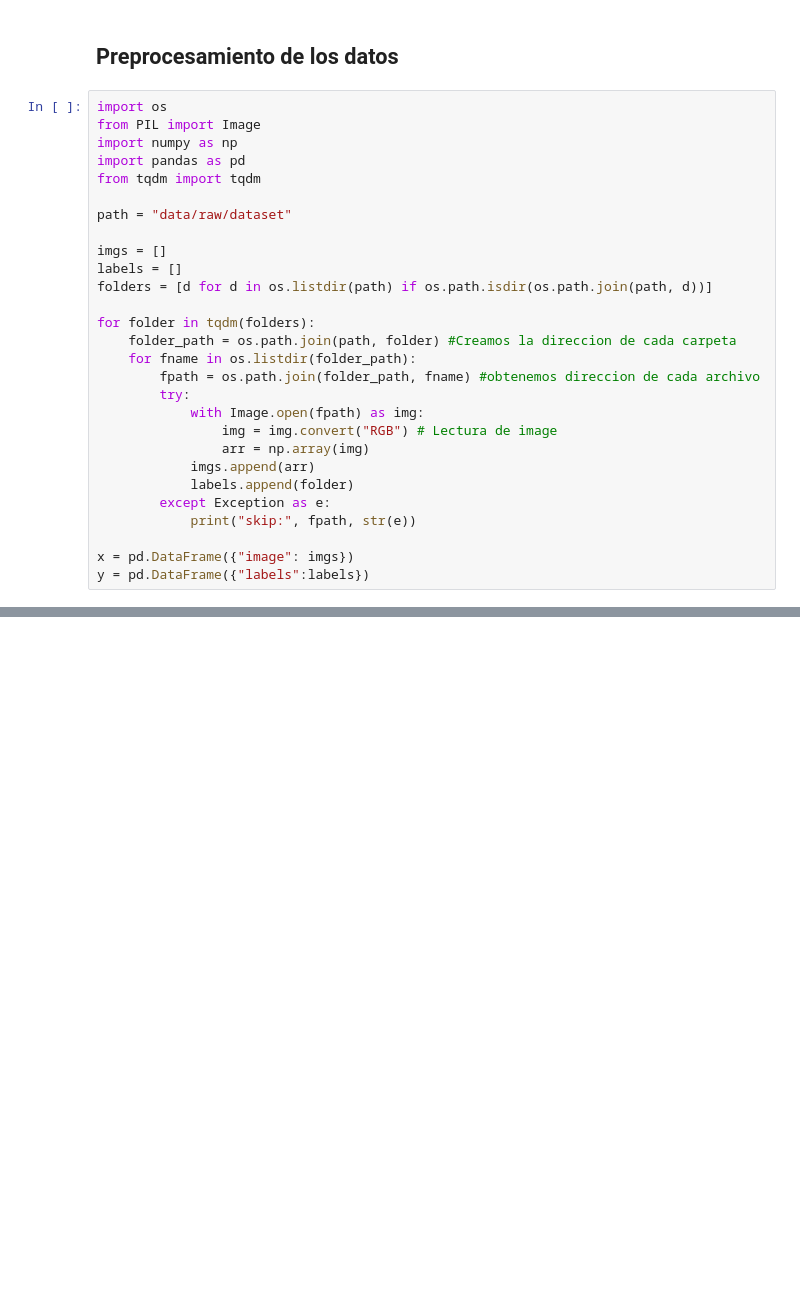
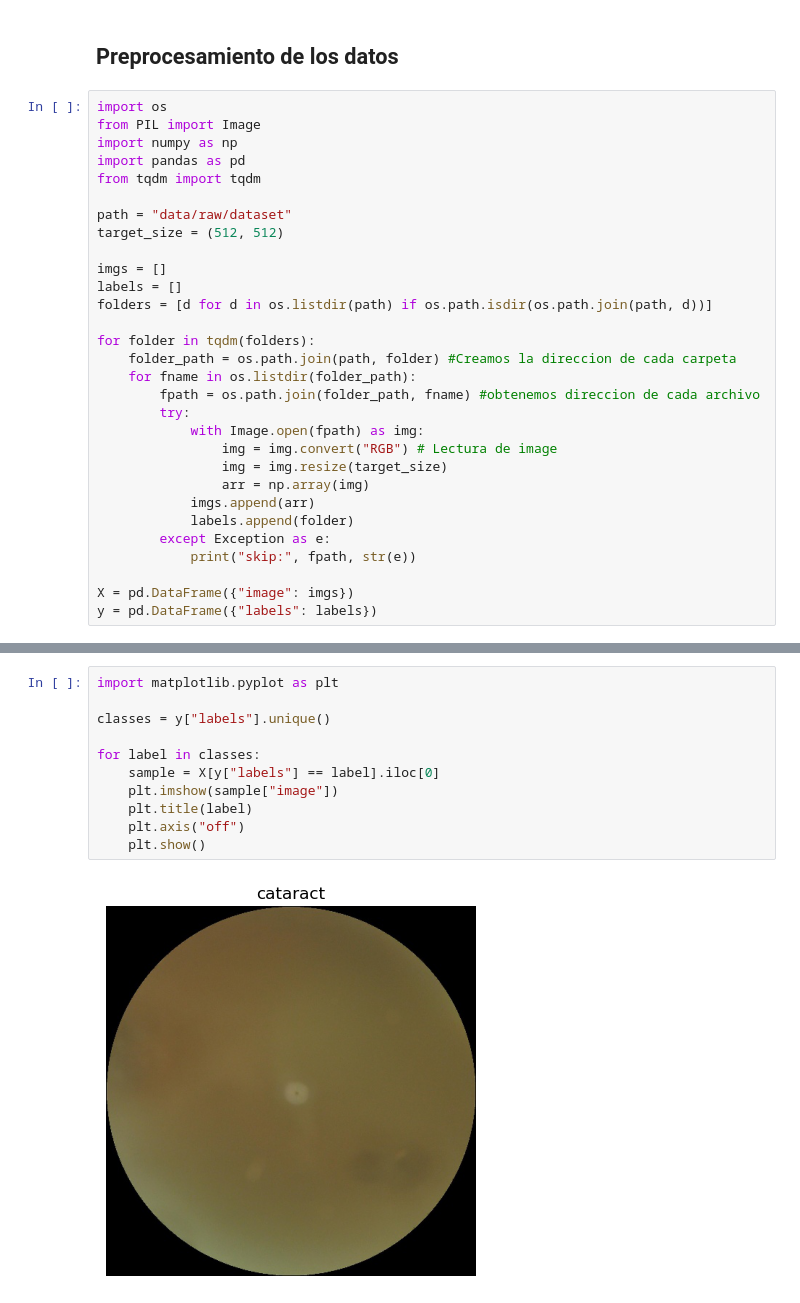
Before and after one commit to ropas5/eye_diseases_classification_trabajo_DL, a Jupyter notebook: notebooks/01_eda.ipynb, the cells around one changed output, grey strips where cells are left out. Saved outputs shown, nothing was run; the diff lists cells and outputs as text; blank space fills up the shorter version.

```diff
--- a/notebooks/01_eda.ipynb
+++ b/notebooks/01_eda.ipynb
@@ -48,6 +48,7 @@ import pandas as pd
 from tqdm import tqdm
 
 path = "data/raw/dataset"
+target_size = (512, 512)
 
 imgs = []
 labels = []
@@ -60,11 +61,12 @@ for folder in tqdm(folders):
         try:
             with Image.open(fpath) as img:
                 img = img.convert("RGB") # Lectura de image
+                img = img.resize(target_size)
                 arr = np.array(img)
             imgs.append(arr)
             labels.append(folder)
         except Exception as e:
             print("skip:", fpath, str(e))
 
-x = pd.DataFrame({"image": imgs})
-y = pd.DataFrame({"labels":labels})
+X = pd.DataFrame({"image": imgs})
+y = pd.DataFrame({"labels": labels})
@@ -73,0 +93,13 @@ ejemplo shape imagen: (512, 512, 3)
+# %%
+import matplotlib.pyplot as plt
+
+classes = y["labels"].unique()
+
+for label in classes:
+    sample = X[y["labels"] == label].iloc[0]
+    plt.imshow(sample["image"])
+    plt.title(label)
+    plt.axis("off")
+    plt.show()
+# %% [output]
+[figure, added]
```
Also changed, not shown: parts of 7 cells of this notebook.
